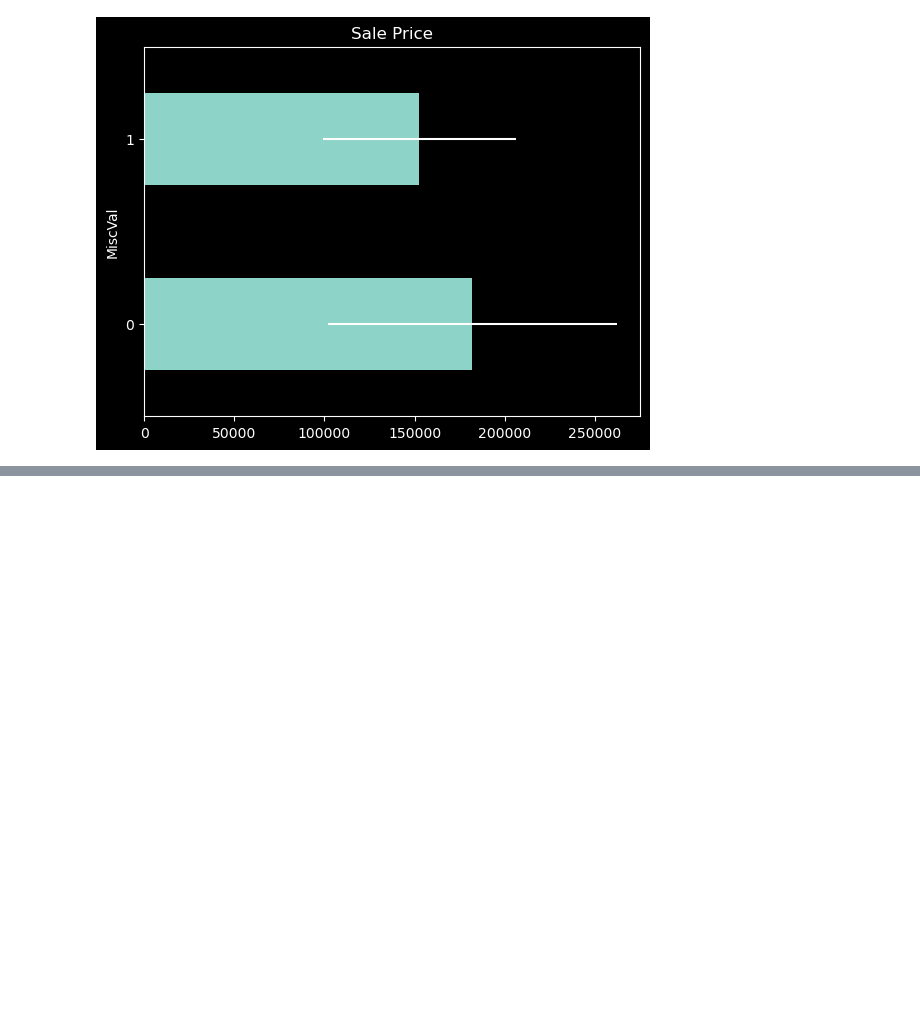
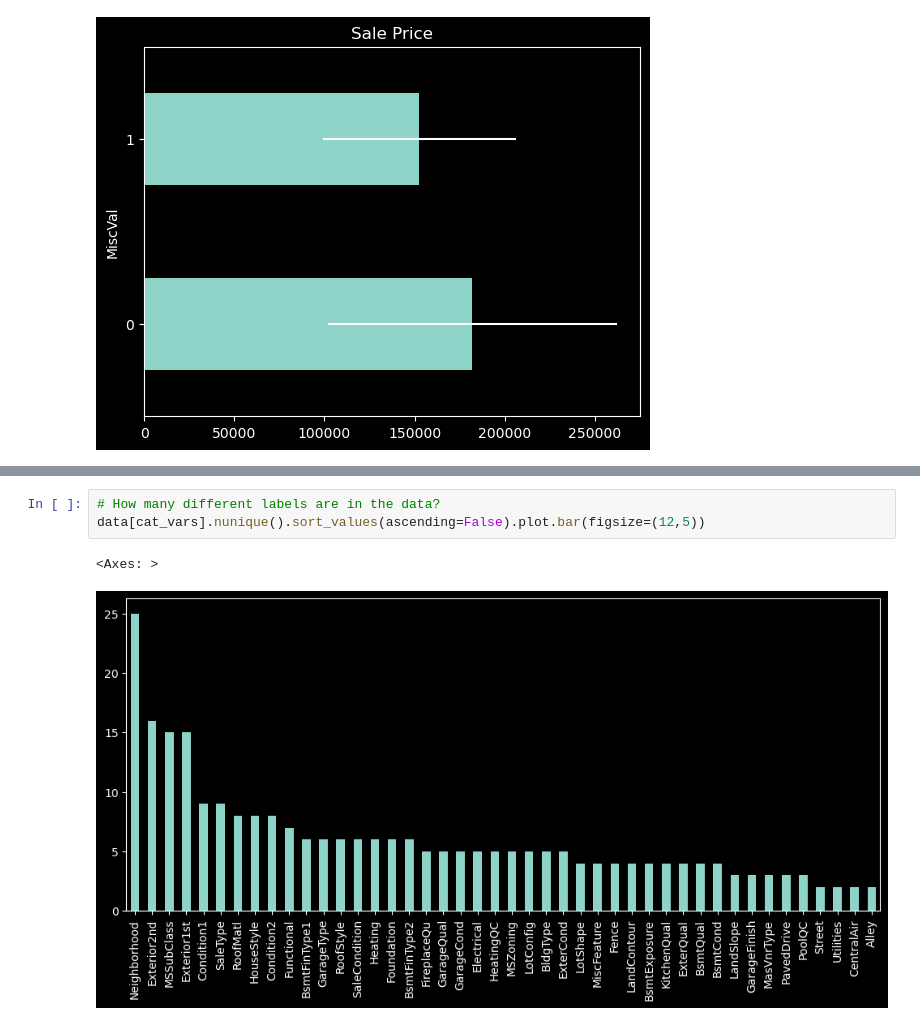
Before and after one commit to schouten-pepijn/Deployment_ML_Model, a Jupyter notebook: Own_Materials/Own_Code/Section_4/demo_EDA_Housing_Prices.ipynb, the cells around one changed output, grey strips where cells are left out. Drawn from its saved outputs; the diff is of its cells as text; blank space fills up the shorter version.

```diff
--- a/Own_Materials/Own_Code/Section_4/demo_EDA_Housing_Prices.ipynb
+++ b/Own_Materials/Own_Code/Section_4/demo_EDA_Housing_Prices.ipynb
@@ -423,0 +439,6 @@ for var in skewed:
+# %%
+# How many different labels are in the data?
+data[cat_vars].nunique().sort_values(ascending=False).plot.bar(figsize=(12,5))
+# %% [output]
+<Axes: >
+[figure, added]
```
Also changed, not shown: parts of 6 cells of this notebook.
